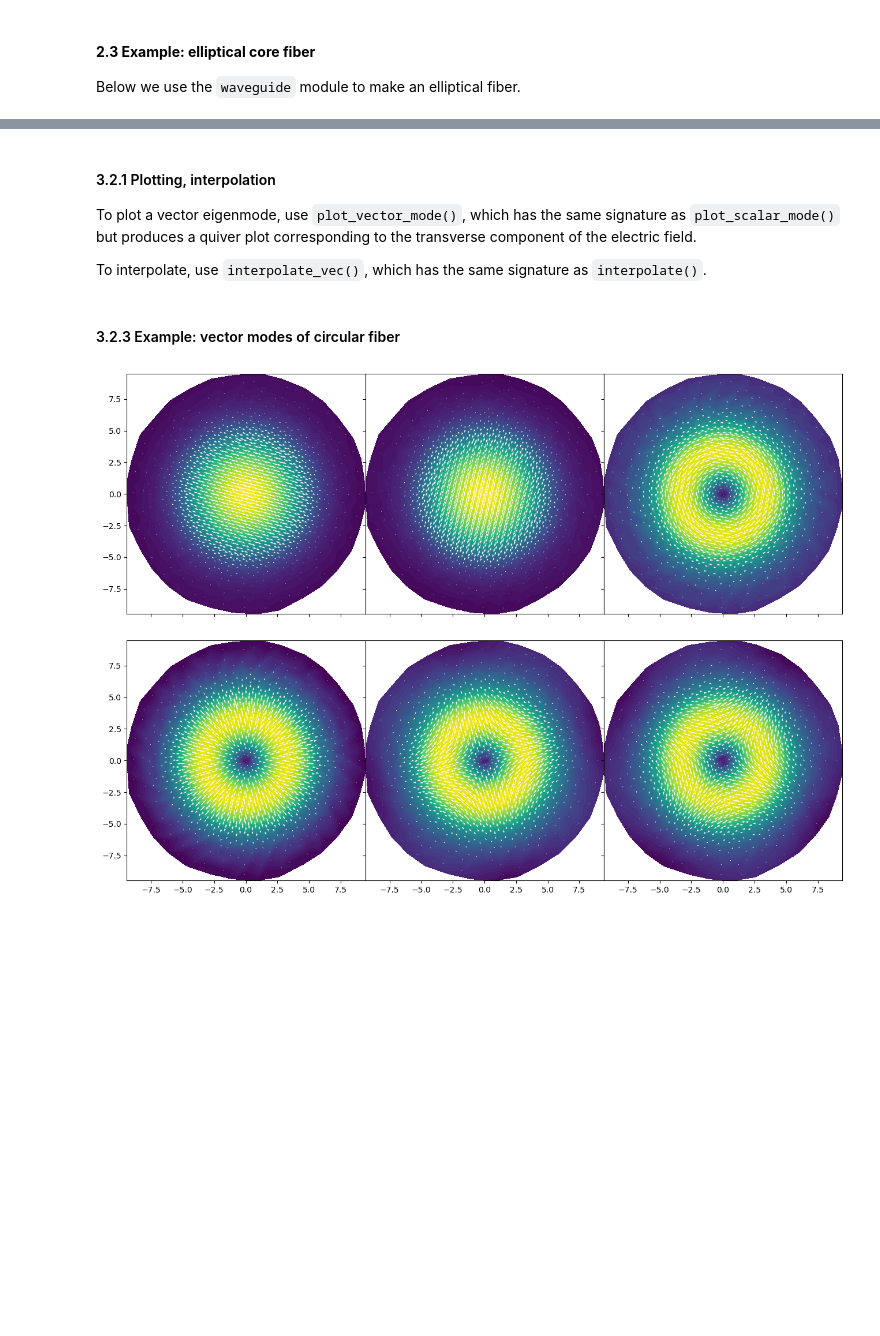
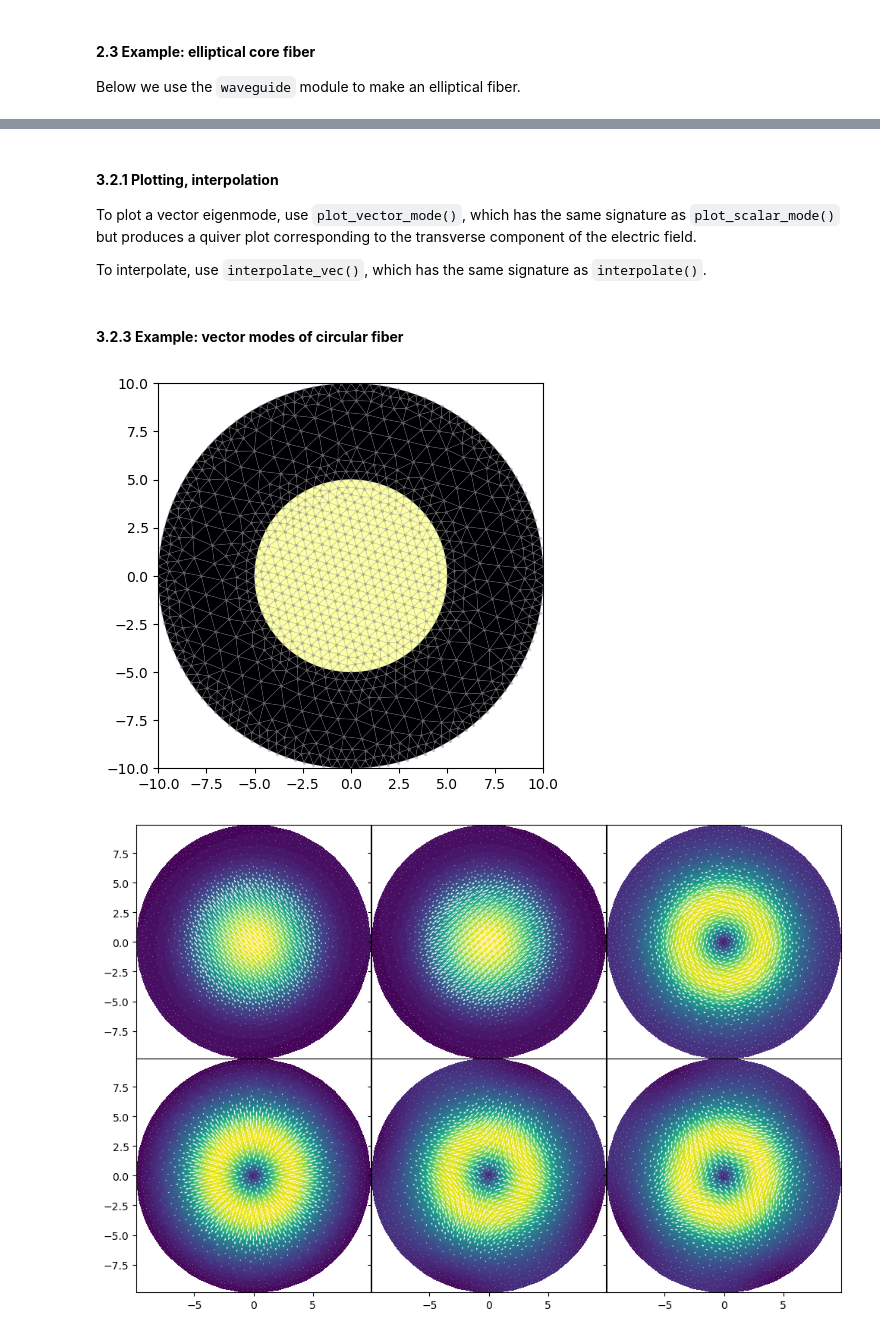
Before and after one commit to SAIL-Labs/wavesolve, a Jupyter notebook: getting-started.ipynb, the cells around one changed output, grey strips where cells are left out. Drawn from its saved outputs; the diff is of its cells as text; code cells hidden in the pictures; blank space fills up the shorter version.

```diff
--- a/getting-started.ipynb
+++ b/getting-started.ipynb
@@ -316,0 +325,29 @@ Interpolation onto regular grids is handled via `interpolate()`, which was also
+# %%
+from wavesolve.fe_solver import plot_scalar_mode,solve_waveguide
+from wavesolve import waveguide
+import matplotlib.pyplot as plt
+
+rcore = 5
+rclad = 10
+ncore = 1.444+8.8e-3
+nclad = 1.444
+
+# 3-mode fiber
+circular_fiber = waveguide.CircularFiber(rcore,rclad,ncore,nclad,64,128,core_mesh_size=0.5)
+
+wl = 1.55 #um
+IOR_dict = circular_fiber.assign_IOR()
+circular_fiber.mesh_dist_scale = 0.25
+mesh = circular_fiber.make_mesh(order=2,adaptive=True)
+circular_fiber.plot_mesh(mesh)
+
+_w,_v,_n = solve_waveguide(mesh,wl,IOR_dict,plot=False,Nmax=3)
+
+fig,axs = plt.subplots(1,3,sharex=True,sharey=True,figsize=(12,4))
+
+for i,ax in enumerate(axs):
+    ax.set_aspect('equal')
+    plot_scalar_mode(mesh,_v[i],show_mesh=False,ax=ax)
+
+plt.subplots_adjust(hspace=0,wspace=0)
+plt.show()
@@ -321,37 +361,42 @@ Interpolation onto regular grids is handled via `interpolate()`, which was also
 
 To solve for the vector modes, we can use `fe_solver.solve_waveguide_vec()`. The vectorial solver is only implemented for linear triangle elements (`order=1`). The call signature is the same as `solve_waveguide()` except the optional `order` argument is omitted.
 # %% [markdown]
-#### 3.2.1 Plotting, interpolation
+#### **3.2.1 Plotting, interpolation**
 
 To plot a vector eigenmode, use `plot_vector_mode()`, which has the same signature as `plot_scalar_mode()` but produces a quiver plot corresponding to the transverse component of the electric field.
 
 To interpolate, use `interpolate_vec()`, which has the same signature as `interpolate()`.
 # %% [markdown]
-#### 3.2.3 Example: vector modes of circular fiber
+#### **3.2.3 Example: vector modes of circular fiber**
 # %%
+from wavesolve.fe_solver import solve_waveguide_vec,plot_vector_mode
+from wavesolve import waveguide
+import matplotlib.pyplot as plt
+
 rcore=5
 rclad = 10
 ncore = 1.444+8.8e-3
 nclad = 1.444
 
-circular_fiber = waveguide.CircularFiber(rcore,rclad,ncore,nclad,64,32)
-
-from wavesolve.fe_solver import solve_waveguide_vec,plot_vector_mode
+circular_fiber = waveguide.CircularFiber(rcore,rclad,ncore,nclad,64,128,core_mesh_size=0.5)
 
 wl = 1.55 #um
 IOR_dict = circular_fiber.assign_IOR()
-mesh = circular_fiber.make_mesh(order=1)
+circular_fiber.mesh_dist_scale = 0.25
+mesh = circular_fiber.make_mesh(order=1,adaptive=True)
+circular_fiber.plot_mesh(mesh)
 
-_w,_v,_n = solve_waveguide_vec(mesh,wl,IOR_dict,plot=False,Nmax=6)
+_w,_v,_n = solve_waveguide_vec(mesh,wl,IOR_dict,plot=False,Nmax=10)
 
-fig,axs = plt.subplots(2,3,sharex=True,sharey=True,figsize=(16,12))
+fig,axs = plt.subplots(2,3,sharex=True,sharey=True,figsize=(12,8))
 
 for i,ax in enumerate(axs.flatten()):
     ax.set_aspect('equal')
     plot_vector_mode(mesh,_v[i],show_mesh=False,ax=ax)
 
 plt.subplots_adjust(hspace=0,wspace=0)
 
 plt.show()
 # %% [output]
-[figure, old version]
+[figure, new version]
+[figure, added]
```
Also changed, not shown: parts of 19 cells of this notebook.
